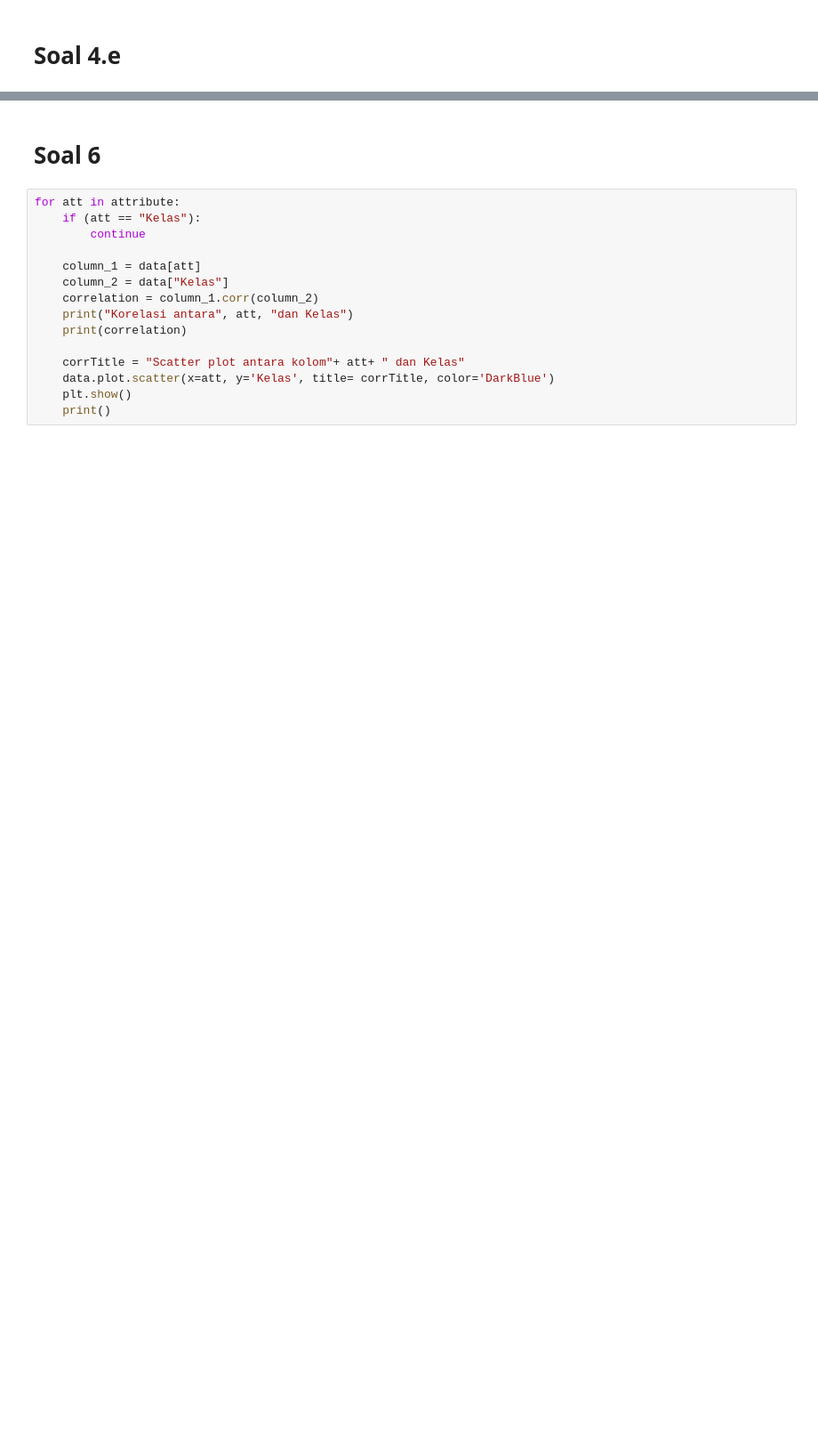
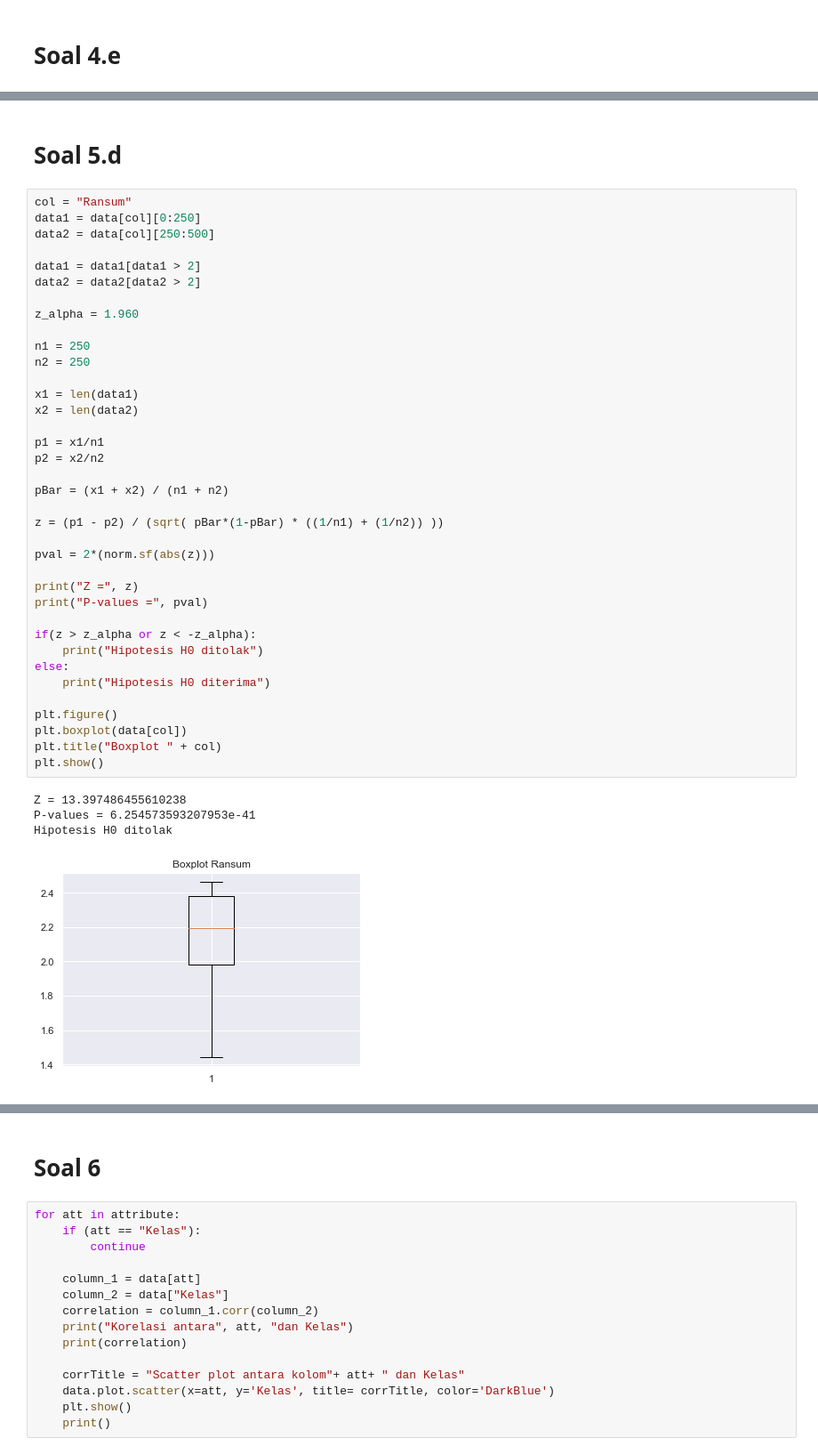
Before and after one commit to karlsenab7/Tubes_Probstat, a Jupyter notebook: src/main.ipynb, the cells around one changed output, grey strips where cells are left out. Shown at 89% size. Saved outputs shown, nothing was run; the diff lists cells and outputs as text; blank space fills up the shorter version.

```diff
--- a/src/main.ipynb
+++ b/src/main.ipynb
@@ -274,0 +332,44 @@ P-values = 1.4495441414387716e-07
+# %% [markdown]
+# Soal 5.d
+# %%
+col = "Ransum"
+data1 = data[col][0:250]
+data2 = data[col][250:500]
+
+data1 = data1[data1 > 2]
+data2 = data2[data2 > 2]
+
+z_alpha = 1.960
+
+n1 = 250
+n2 = 250
+
+x1 = len(data1)
+x2 = len(data2)
+
+p1 = x1/n1
+p2 = x2/n2
+
+pBar = (x1 + x2) / (n1 + n2)
+
+z = (p1 - p2) / (sqrt( pBar*(1-pBar) * ((1/n1) + (1/n2)) ))
+
+pval = 2*(norm.sf(abs(z)))
+
+print("Z =", z)
+print("P-values =", pval)
+
+if(z > z_alpha or z < -z_alpha):
+    print("Hipotesis H0 ditolak")
+else:
+    print("Hipotesis H0 diterima")
+
+plt.figure()
+plt.boxplot(data[col])
+plt.title("Boxplot " + col)
+plt.show()
+# %% [output]
+Z = 13.397486455610238
+P-values = 6.254573593207953e-41
+Hipotesis H0 ditolak
+[figure, added]
```
Also changed, not shown: parts of 20 cells of this notebook.
